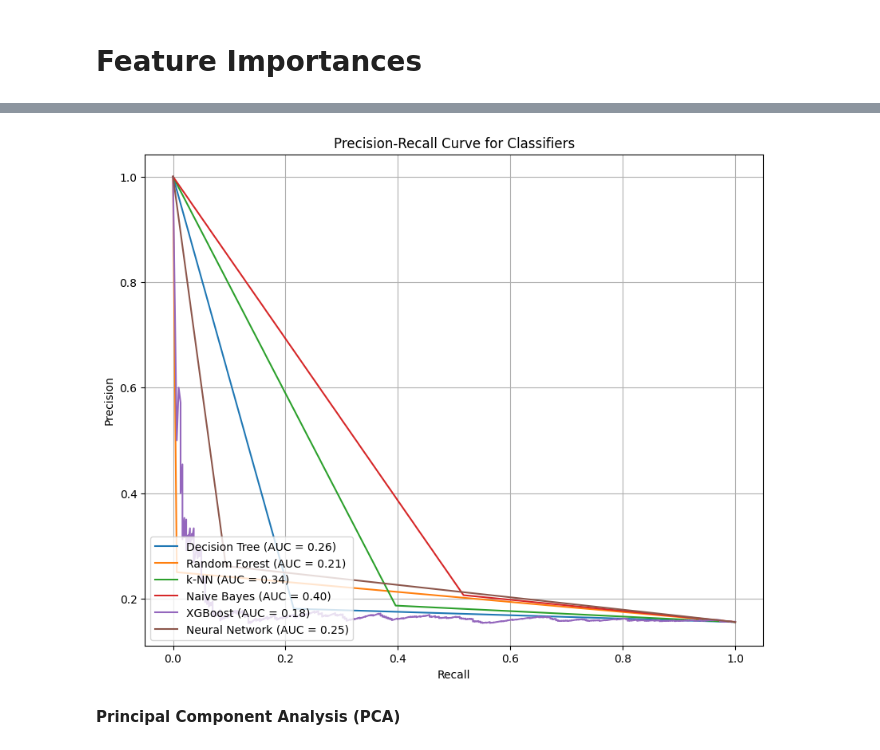
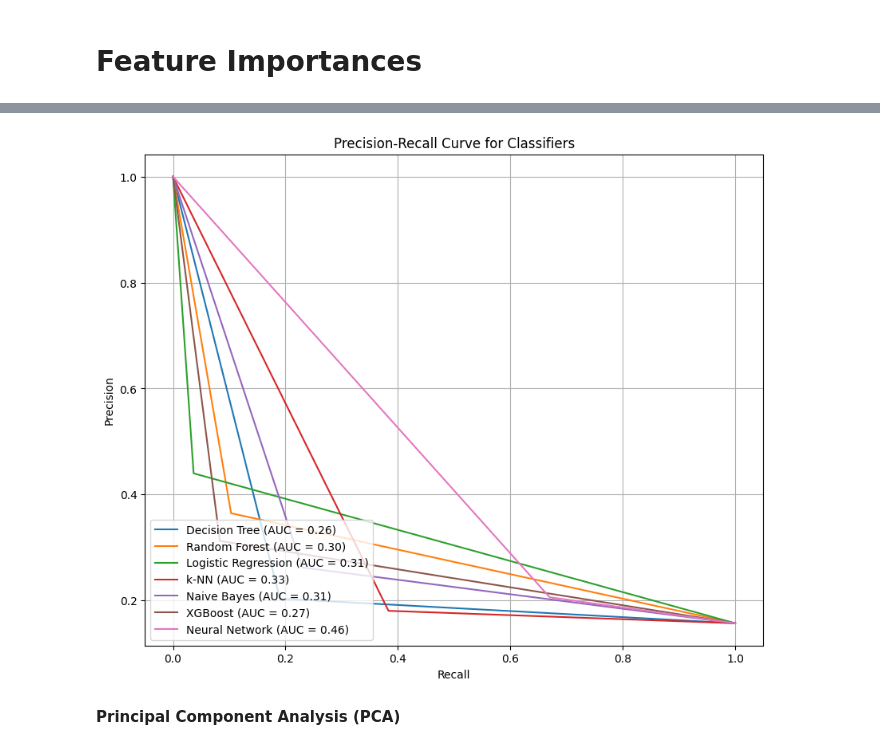
Before and after one commit to laussin86/loan_default, a Jupyter notebook: Loan_Default_prediction.ipynb, the cells around one changed output, grey strips where cells are left out. Saved outputs shown, nothing was run; the diff lists cells and outputs as text; code cells hidden in the pictures.

```diff
--- a/Loan_Default_prediction.ipynb
+++ b/Loan_Default_prediction.ipynb
@@ -298,0 +390,6 @@ Name: not.fully.paid, dtype: float64
+# %%
+# Apply logarithmic transformation to 'revol.bal'
+df['revol.bal_log'] = np.log1p(df['revol.bal'])
+
+# Plot histogram for 'revol.bal_log'
+sns.displot(data=df, x='revol.bal_log',hue='not.fully.paid', bins=100, height=4, aspect=3, kde=True, palette='viridis')
@@ -318,3 +422,7 @@ Name: not.fully.paid, Length: 7869, dtype: float64
+# %%
+# remove data more then 100
+
+df = df[df['revol.util'] <= 100]
 # %%
 sns.displot(data=df, x='revol.util', hue='not.fully.paid', bins=88, height=4, aspect=3, kde=True, palette='viridis');
 # %% [output]
@@ -405,6 +491,12 @@ Name: count, dtype: int64
 # %%
 #one hot-encoding
 df = pd.get_dummies(df)
+# %%
+# Define columns to remove
+columns_to_remove = ["revol.bal", "inq.last.6mths", "delinq.2yrs", "pub.rec"]
+
+# Remove specified columns from the dataset
+df = df.drop(columns=columns_to_remove)
 # %%
 display(df.head())
 # %% [output]
@@ -985,7 +1067,7 @@ weighted avg       0.76      0.82      0.78      1916
 classifiers = {
     'Decision Tree': best_dt_classifier,
     'Random Forest': best_rf_classifier,
-    #'Logistic Regression': best_log_reg,
+    'Logistic Regression': best_log_reg,
     'k-NN': best_knn_classifier,
     'Naive Bayes': nb_classifier,
     'XGBoost': model,
@@ -1031,7 +1112,7 @@ plt.show()
 classifiers = {
     'Decision Tree': best_dt_classifier,
     'Random Forest': best_rf_classifier,
-    #'Logistic Regression': best_log_reg,
+    'Logistic Regression': best_log_reg,
     'k-NN': best_knn_classifier,
     'Naive Bayes': nb_classifier,
     'XGBoost': model,
@@ -1072,4 +1152,4 @@ plt.show()
-[figure, old version]
+[figure, new version]
 # %% [markdown]
 **Principal Component Analysis (PCA)**
 # %%
```
Also changed, not shown: parts of 88 cells of this notebook.
